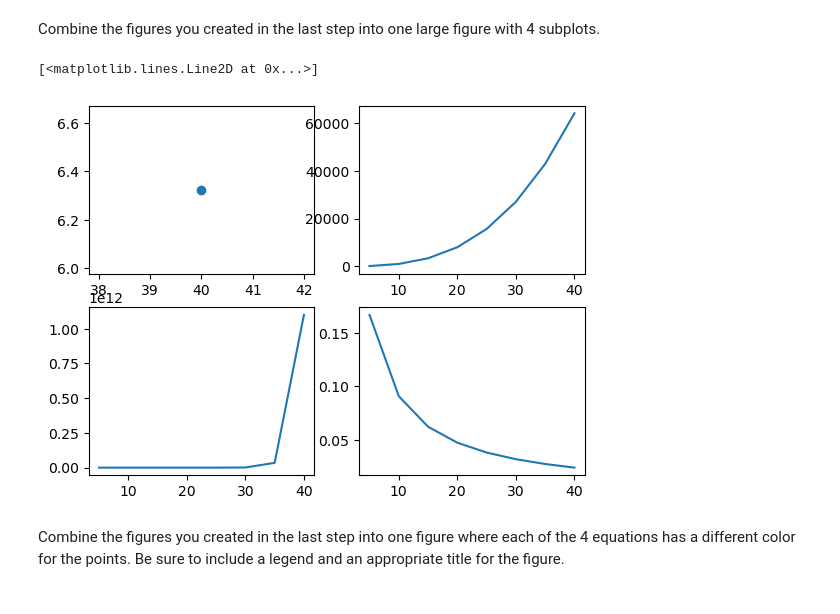
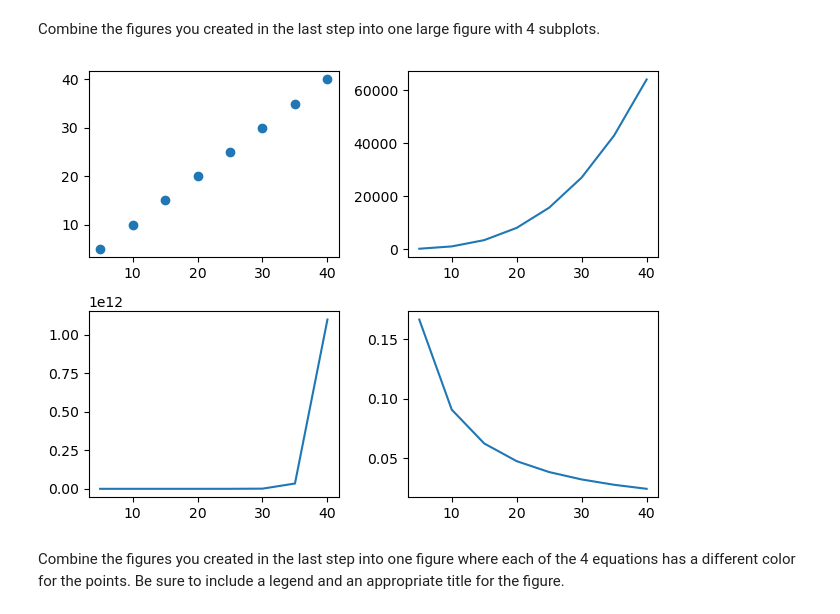
Before and after one commit to shawn-brown12/data-science-libraries, a Jupyter notebook: matplotlib_exercises.ipynb, the cells around one changed output. Cells and saved outputs as stored; diff of their text form; code cells hidden in the pictures.

Commit message:
final versions of matplotlib exercises and big o notation

```diff
--- a/matplotlib_exercises.ipynb
+++ b/matplotlib_exercises.ipynb
@@ -73,27 +204,31 @@ Combine the figures you created in the last step into one large figure with 4 su
 # %%
 plt.subplot(221)
 a = np.array(range(5, 45, 5))
-for a in a:
-    b = math.sqrt(a)
+#for a in a:
+#    b = math.sqrt(a)
+b = [a for a in a]
+
 plt.scatter(a, b)
 
 plt.subplot(222)
 a = np.array(range(5, 45, 5))
 c = a ** 3
 plt.plot(a, c)
 
 plt.subplot(223)
 a = np.array(range(5, 45, 5))
 d = 2 ** a
 plt.plot(a, d)
 
 plt.subplot(224)
 a = np.array(range(5, 45, 5))
 e = 1 / (a + 1)
 plt.plot(a, e)
+
+#sets padding for in between the subplots
+plt.tight_layout()
 # %% [output]
-[<matplotlib.lines.Line2D at 0x...>]
-[figure, old version]
+[figure, new version]
 # %% [markdown]
 Combine the figures you created in the last step into one figure where each of the 4 equations has a different color for the points. Be sure to include a legend and an appropriate title for the figure.
 # %%
```
Also changed, not shown: parts of 12 cells of this notebook, 1 other file.
